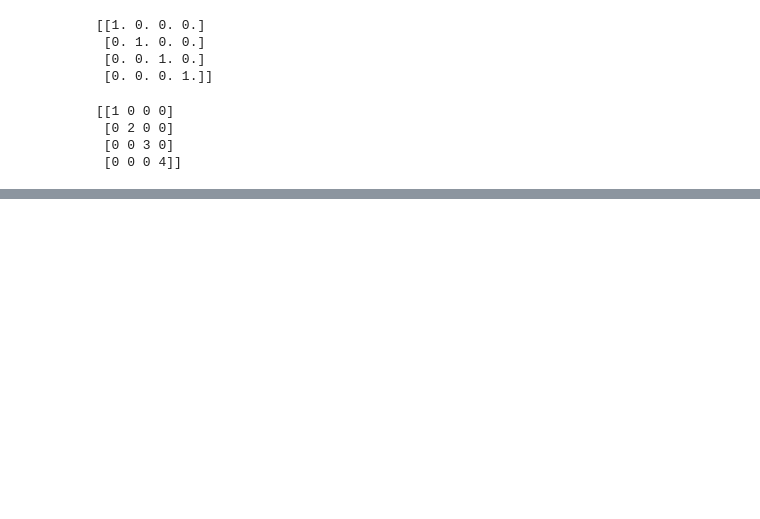
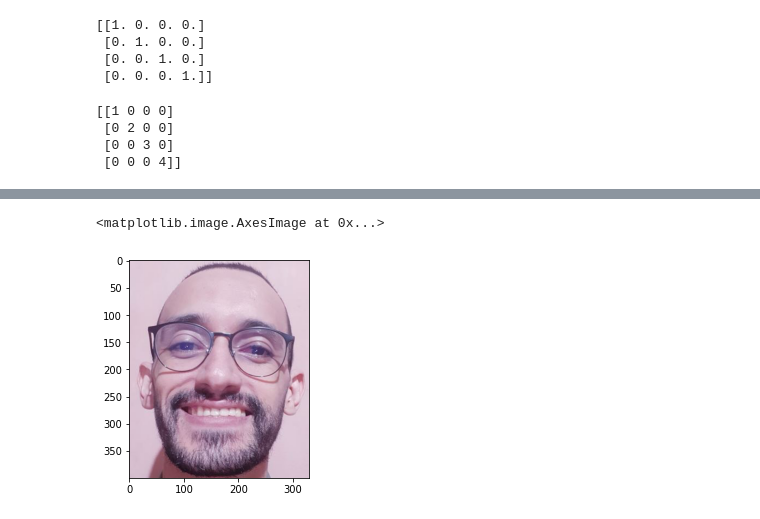
Before and after one commit to AlyssonBatista/Codigos-python, a Jupyter notebook: Biblioteca_Numpy.ipynb, the cells around one changed output, grey strips where cells are left out. Saved outputs shown, nothing was run; the diff lists cells and outputs as text; code cells hidden in the pictures; blank space fills up the shorter version.

```diff
--- a/Biblioteca_Numpy.ipynb
+++ b/Biblioteca_Numpy.ipynb
@@ -128,0 +195,7 @@ print(l)
+# %%
+nova_img = img[0:400,100:430]
+
+plt.imshow(nova_img)
+# %% [output]
+<matplotlib.image.AxesImage at 0x...>
+[figure, added]
```
Also changed, not shown: parts of 13 cells of this notebook.
